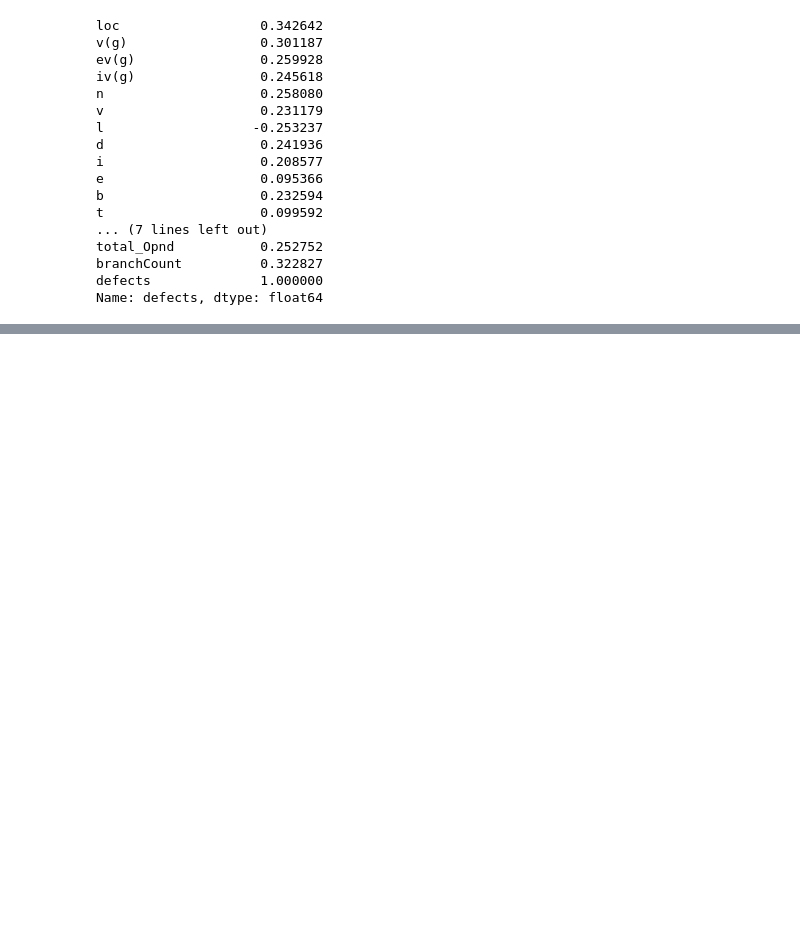
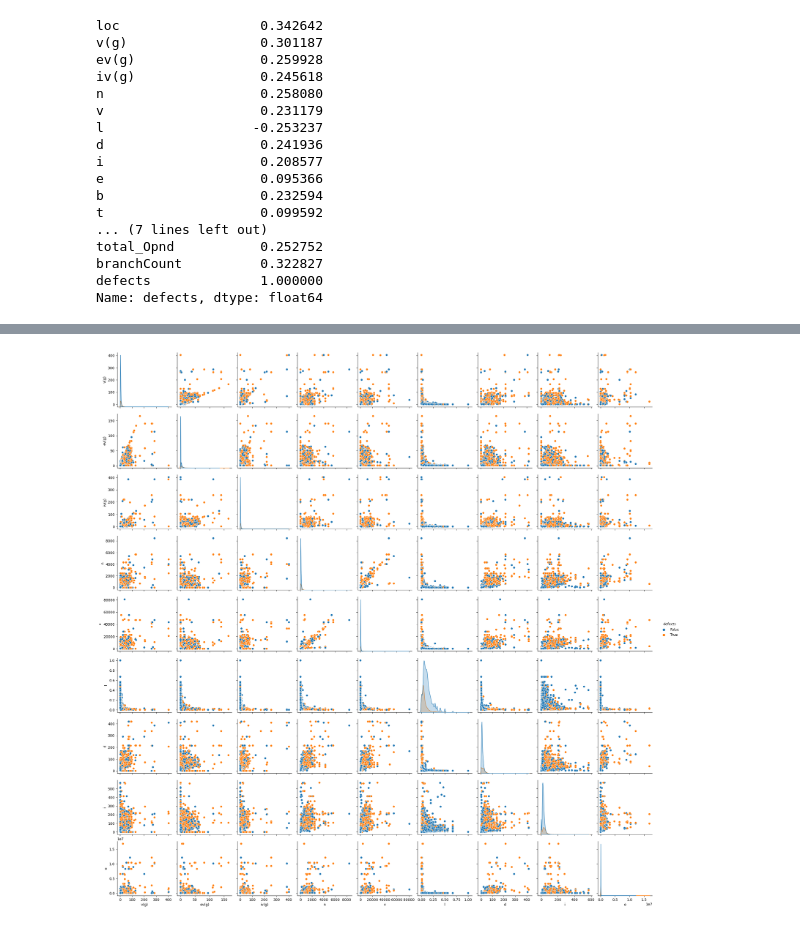
Before and after one commit to RossErskine/Kaggle-notebooks, a Jupyter notebook: Binary Classification with a Software Defects Dataset.ipynb, the cells around one changed output, grey strips where cells are left out. Cells and saved outputs as stored; diff of their text form; code cells hidden in the pictures; blank space fills up the shorter version.

```diff
--- a/Binary Classification with a Software Defects Dataset.ipynb
+++ b/Binary Classification with a Software Defects Dataset.ipynb
@@ -214 +157,7 @@ print(np.where((df_diabetics['bmi']>0.12)
+# %%
+# Scatter plots of the first 10 "mean" features
+#sns.pairplot(train[train[1:5].tolist()],hue="defects")
+sns.pairplot(train[list(train.columns[1:10]) + ['defects']], hue = "defects");
+# %% [output]
+[figure, added]
 # %%
```
Also changed, not shown: parts of 9 cells of this notebook.
